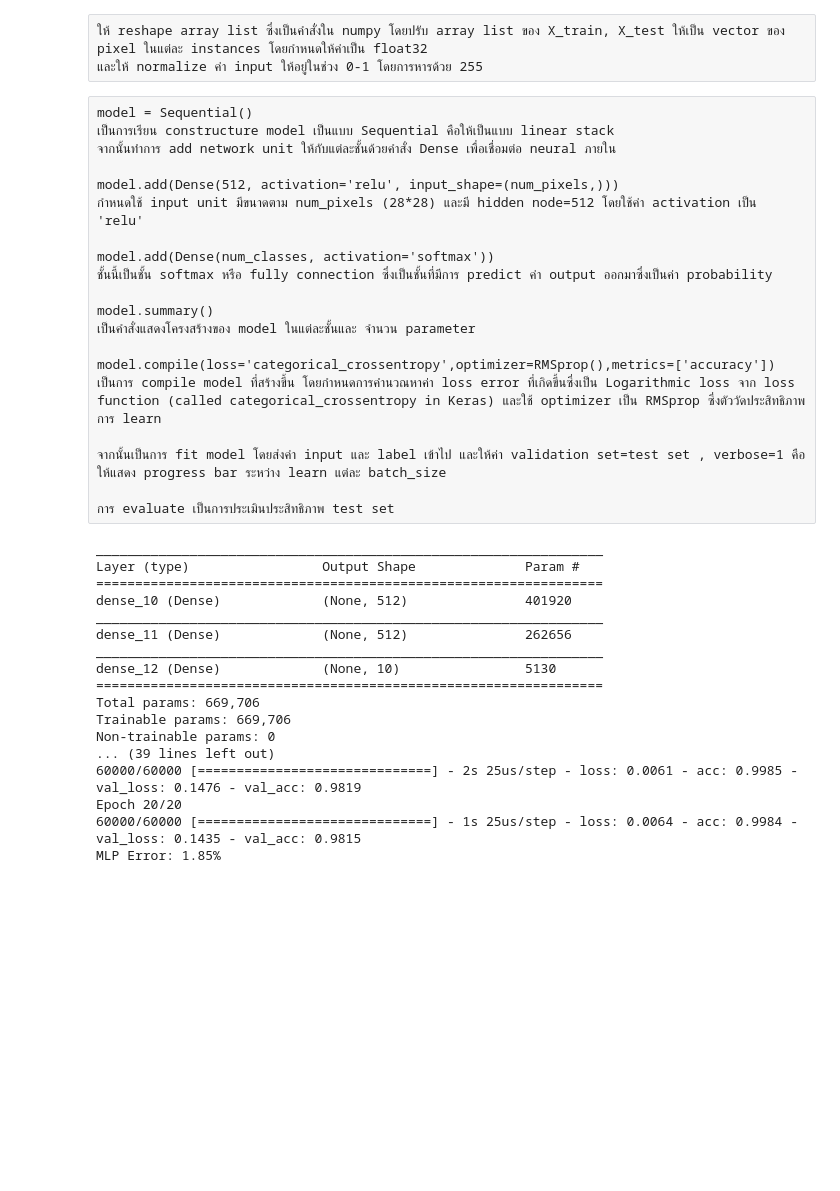
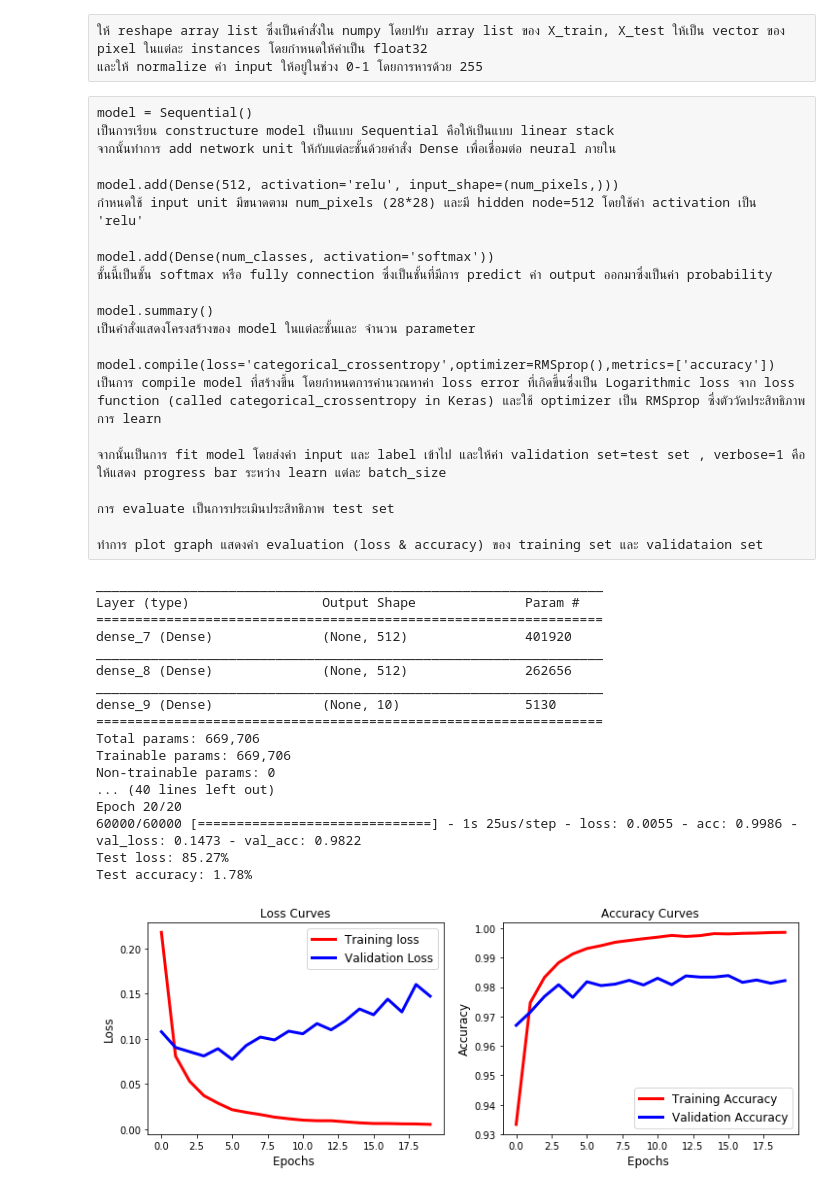
Before and after one commit to rchamchong/DL-Image-Python, a Jupyter notebook: MLPmnist.ipynb, the cells around one changed output. Cells and saved outputs as stored; diff of their text form; code cells hidden in the pictures; blank space fills up the shorter version.

```diff
--- a/MLPmnist.ipynb
+++ b/MLPmnist.ipynb
@@ -69,7 +74,7 @@ batch_size=100
 # fix random seed for reproducibility
 #seed = 7
 #np.random.seed(seed)
-(X_train, y_train), (X_test, y_test) = mnist.load_data()
+(X_train, y_train_label), (X_test, y_test_label) = mnist.load_data()
 # flatten 28*28 images to a 784 vector (pixels) for each image
 # X_train.shape[1] = image_width, X_train.shape[2] = image_height
 num_pixels = X_train.shape[1] * X_train.shape[2]
@@ -87,11 +92,13 @@ X_test = X_test / 255
 
 # one hot encode outputs
 # convert class vectors to binary class matrices
-y_train = keras.utils.to_categorical(y_train)
-y_test = keras.utils.to_categorical(y_test)
+y_train = keras.utils.to_categorical(y_train_label)
+y_test = keras.utils.to_categorical(y_test_label)
 
 num_classes = y_test.shape[1]  # จำนวนตัวเลข 10 classes
 print('A number of classes:', num_classes)
+print('Original label of y_test_label[0]: %d'%y_test_label[0])
+print('After convert to one-hot of y_test[0]: ',y_test[0])
 # %% [output]
 X_train shape: (60000, 784)
 60000 train samples
@@ -116,15 +125,41 @@ def mlp_model1():
     model.compile(loss='categorical_crossentropy',optimizer=RMSprop(),metrics=['accuracy'])
     return model
 
+# regulization by using dropout
 def mlp_model2():
+    # create model
     model = Sequential()
-    model.add(Dense(512, input_dim=num_pixels, kernel_initializer='normal', activation='relu'))
-    model.add(Dense(num_classes, kernel_initializer='normal', activation='softmax'))
+    model.add(Dense(512, activation='relu', input_shape=(num_pixels,)))
+    model.add(Dropout(0.2))
+    model.add(Dense(512, activation='relu'))
+    model.add(Dropout(0.2))
+    model.add(Dense(num_classes, activation='softmax'))
     # print model
     model.summary()
     # Compile model
-    model.compile(loss='categorical_crossentropy', optimizer='adam', metrics=['accuracy'])
+    model.compile(loss='categorical_crossentropy',optimizer=RMSprop(),metrics=['accuracy'])
     return model
+
+# Check overfitting
+def plotGraph(history):
+    #Plot the Loss Curves
+    plt.figure(figsize=[12,4])
+    plt.subplot(121)
+    plt.plot(history.history['loss'],'r',linewidth=3.0)
+    plt.plot(history.history['val_loss'],'b',linewidth=3.0)
+    plt.legend(['Training loss', 'Validation Loss'],fontsize=12)
+    plt.xlabel('Epochs ',fontsize=12)
+    plt.ylabel('Loss',fontsize=12)
+    plt.title('Loss Curves',fontsize=12)
+
+    #Plot the Accuracy Curves
+    plt.subplot(122)
+    plt.plot(history.history['acc'],'r',linewidth=3.0)
+    plt.plot(history.history['val_acc'],'b',linewidth=3.0)
+    plt.legend(['Training Accuracy', 'Validation Accuracy'],fontsize=12)
+    plt.xlabel('Epochs ',fontsize=12)
+    plt.ylabel('Accuracy',fontsize=12)
+    plt.title('Accuracy Curves',fontsize=12)
 # %% [raw]
 model = Sequential()
 เป็นการเรียน constructure model เป็นแบบ Sequential คือให้เป็นแบบ linear stack
@@ -145,29 +180,33 @@ model.compile(loss='categorical_crossentropy',optimizer=RMSprop(),metrics=['accu
 จากนั้นเป็นการ fit model โดยส่งค่า input และ label เข้าไป และให้ค่า validation set=test set , verbose=1 คือให้แสดง progress bar ระหว่าง learn แต่ละ batch_size
 
 การ evaluate เป็นการประเมินประสิทธิภาพ test set
+
+ทำการ plot graph แสดงค่า evaluation (loss & accuracy) ของ training set และ validataion set
 # %%
 model = mlp_model1()
 # Fit the model
-model.fit(X_train, y_train, validation_data=(X_test, y_test), epochs=epochs, batch_size=batch_size, verbose=1)
+history=model.fit(X_train, y_train, validation_data=(X_test, y_test), epochs=epochs, batch_size=batch_size, verbose=1)
 # Final evaluation of the model
 scores = model.evaluate(X_test, y_test, verbose=2)
 print('Test loss: %.2f%%' % (100-scores[0]*100))
 print('Test accuracy: %.2f%%' % (100-scores[1]*100))
+plotGraph(history)
 # %% [output]
 _________________________________________________________________
 Layer (type)                 Output Shape              Param #
 =================================================================
-dense_10 (Dense)             (None, 512)               401920
+dense_7 (Dense)              (None, 512)               401920
 _________________________________________________________________
-dense_11 (Dense)             (None, 512)               262656
+dense_8 (Dense)              (None, 512)               262656
 _________________________________________________________________
-dense_12 (Dense)             (None, 10)                5130
+dense_9 (Dense)              (None, 10)                5130
 =================================================================
 Total params: 669,706
 Trainable params: 669,706
 Non-trainable params: 0
-... (39 lines left out)
-60000/60000 [==============================] - 2s 25us/step - loss: 0.0061 - acc: 0.9985 - val_loss: 0.1476 - val_acc: 0.9819
+... (40 lines left out)
 Epoch 20/20
-60000/60000 [==============================] - 1s 25us/step - loss: 0.0064 - acc: 0.9984 - val_loss: 0.1435 - val_acc: 0.9815
-MLP Error: 1.85%
+60000/60000 [==============================] - 1s 25us/step - loss: 0.0055 - acc: 0.9986 - val_loss: 0.1473 - val_acc: 0.9822
+Test loss: 85.27%
+Test accuracy: 1.78%
+[figure, added]
```
Also changed, not shown: parts of 4 cells of this notebook.
